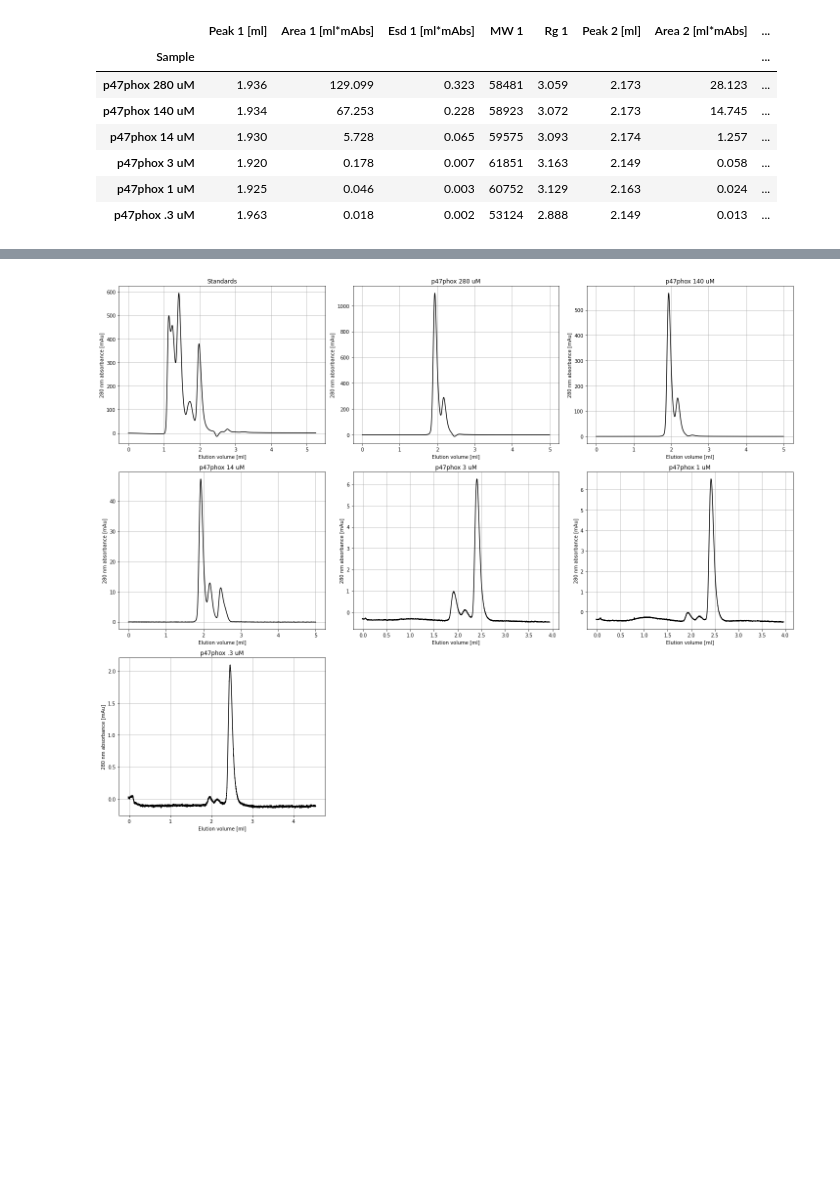
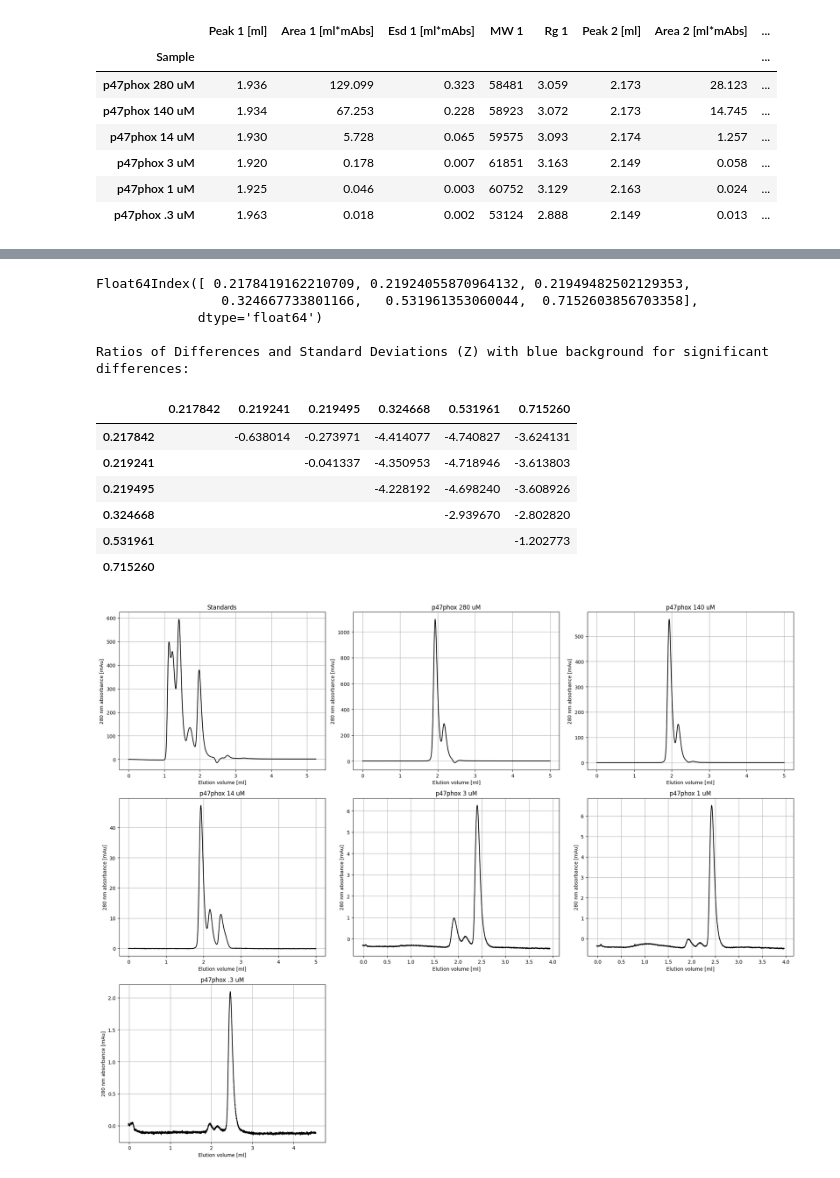
Before and after one commit to MichaelGajhede/SEC_analysis, a Jupyter notebook: SEC_fig.ipynb, the cells around one changed output, grey strips where cells are left out. Cells and saved outputs as stored; diff of their text form; code cells hidden in the pictures; blank space fills up the shorter version.

```diff
--- a/SEC_fig.ipynb
+++ b/SEC_fig.ipynb
@@ -798,3 +637,59 @@ df
+# %%
+# are the ratios significantly different? Calculate the differences in units of standard deviations
+
+import numpy as np
+import pandas as pd
+
+# create a numpy array representing values and standard deviations
+values = r_values
+std = sigmas
+
+# calculate the differences between all pairs of values
+differences = values[:, np.newaxis] - values
+
+# calculate the standard deviation of the differences using the formula for
+# the standard deviation of the sum/difference of two variables
+std_differences = np.sqrt(std[:, np.newaxis]**2 + std**2)
+
+# calculate the ratios of differences and standard deviations
+ratios = differences / std_differences
+
+# create pandas dataframes to store the results as matrices
+df_differences = pd.DataFrame(differences, index=values, columns=values)
+df_std = pd.DataFrame(std_differences, index=values, columns=values)
+df_ratios = pd.DataFrame(ratios, index=values, columns=values)
+
+# set elements below the diagonal to an empty string
+df_differences = df_differences.where(np.triu(np.ones(df_differences.shape), k=1).astype(bool), '')
+df_std = df_std.where(np.triu(np.ones(df_std.shape), k=1).astype(bool), '')
+df_ratios = df_ratios.where(np.triu(np.ones(df_ratios.shape), k=1).astype(bool), '')
+
+# create a pandas dataframe to store the ratios of differences and standard deviations,
+# with values highlighted if they are numerically larger than 3
+df_ratios_highlighted = df_ratios.style.applymap(lambda x: 'background-color: blue' if x and abs(x) > 3 else '')
+
+# replace NaN with empty string
+df_ratios_highlighted = df_ratios_highlighted.set_na_rep('')
+#print(df_ratios_highlighted.columns)
+
+# print the resulting dataframes
+#print("Differences:\n", df_differences)
+#print("\nStandard Deviations of Differences:\n", df_std)
+print("\nRatios of Differences and Standard Deviations (Z) with blue background for significant differences:\n")
+display(df_ratios_highlighted)
+# %% [output]
+Float64Index([ 0.2178419162210709, 0.21924055870964132, 0.21949482502129353,
+                0.324667733801166,   0.531961353060044,  0.7152603856703358],
+             dtype='float64')
+
+Ratios of Differences and Standard Deviations (Z) with blue background for significant differences:
+|  | 0.217842 | 0.219241 | 0.219495 | 0.324668 | 0.531961 | 0.715260 |
+| 0.217842 |  | -0.638014 | -0.273971 | -4.414077 | -4.740827 | -3.624131 |
+| 0.219241 |  |  | -0.041337 | -4.350953 | -4.718946 | -3.613803 |
+| 0.219495 |  |  |  | -4.228192 | -4.698240 | -3.608926 |
+| 0.324668 |  |  |  |  | -2.939670 | -2.802820 |
+| 0.531961 |  |  |  |  |  | -1.202773 |
+| 0.715260 |  |  |  |  |  |  |
 # %%
 #plot all selected traces
 from matplotlib.patches import Patch
```
Also changed, not shown: parts of 11 cells of this notebook.
